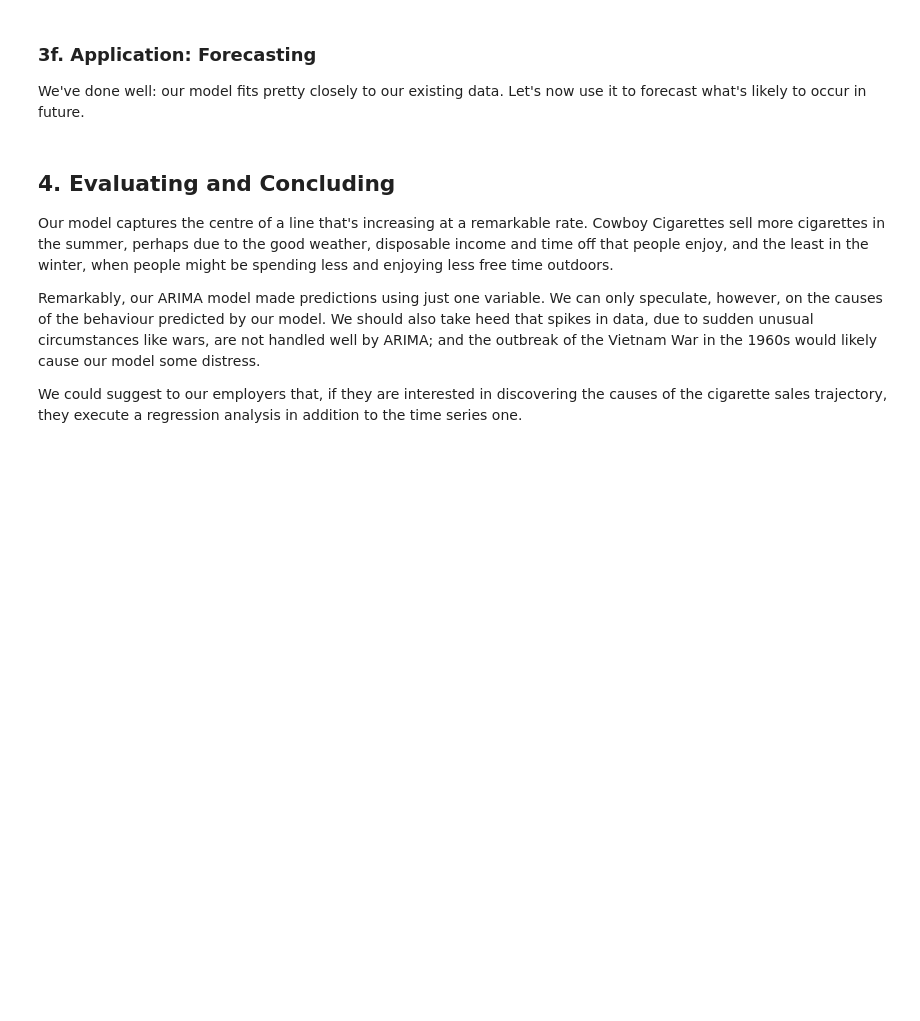
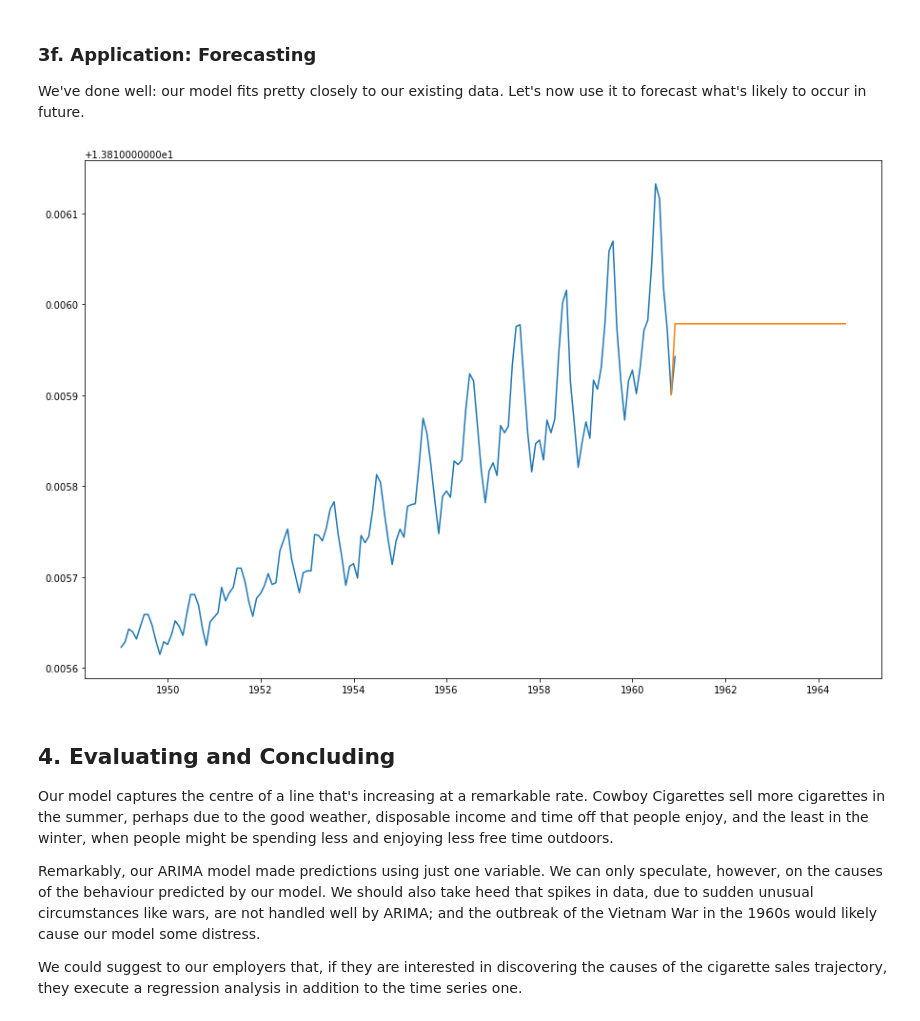
Before and after one commit to rasnarim/Cowboy_Cigarettes_Case_Study-, a Jupyter notebook: Cowboy Cigarettes Case Study - Tier 3.ipynb, the cells around one changed output. Cells and saved outputs as stored; diff of their text form; code cells hidden in the pictures; blank space fills up the shorter version.

```diff
--- a/Cowboy Cigarettes Case Study - Tier 3.ipynb
+++ b/Cowboy Cigarettes Case Study - Tier 3.ipynb
@@ -460,3 +490,29 @@ _ _ _
+# %%
+# Declare a variable called forecast_period with the amount of months to forecast, and
+# create a range of future dates that is the length of the periods you've chosen to forecast
+# Set the number of months to forecast
+forecast_period = 45  # Replace _NUMBER_OF_MONTHS_ with your desired forecast length
+
+# Creating a date range for the forecast period
+date_range = pd.date_range(y_logged.index[-1], periods=forecast_period, freq='MS').strftime("%Y-%m-%d").tolist()
+
+# Convert the date range into a DataFrame that includes your predictions
+future_months = pd.DataFrame(date_range, columns=['Month'])
+
+# Convert the 'Month' column to a datetime object
+future_months['Month'] = pd.to_datetime(future_months['Month'])
+future_months.set_index('Month', inplace=True)
+
+# Assuming 'forecast' is the output from your ARIMA model's forecast method
+future_months['Prediction'] = forecast[0]
+
+# Plot your future predictions
+plt.figure(figsize=(15,10))
+plt.plot(y_logged)
+plt.plot(y_logged['Nov 1960'].append(future_months['Prediction']))
+plt.show()
+# %% [output]
+[figure, added]
 # %% [markdown]
 ## 4. Evaluating and Concluding
 
```
Also changed, not shown: parts of 8 cells of this notebook.
